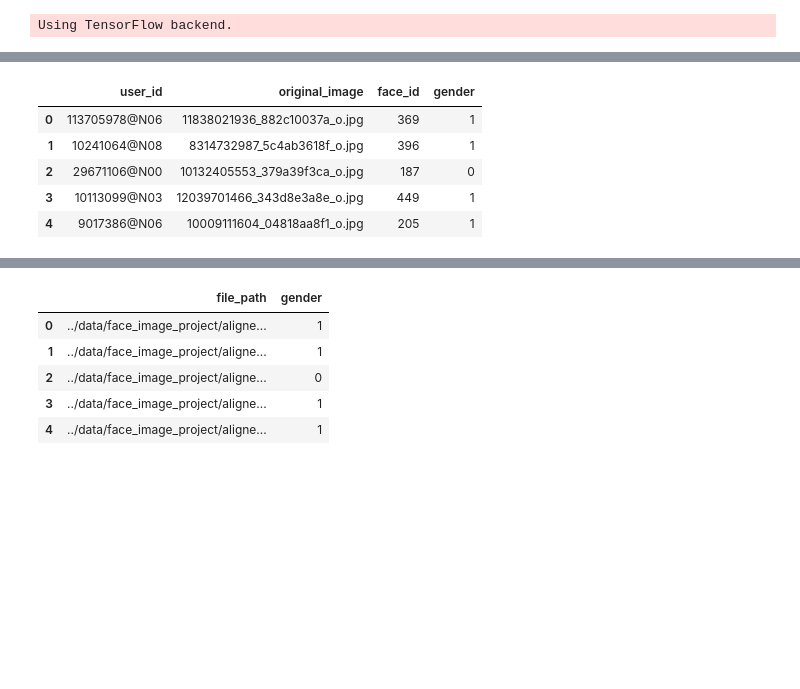
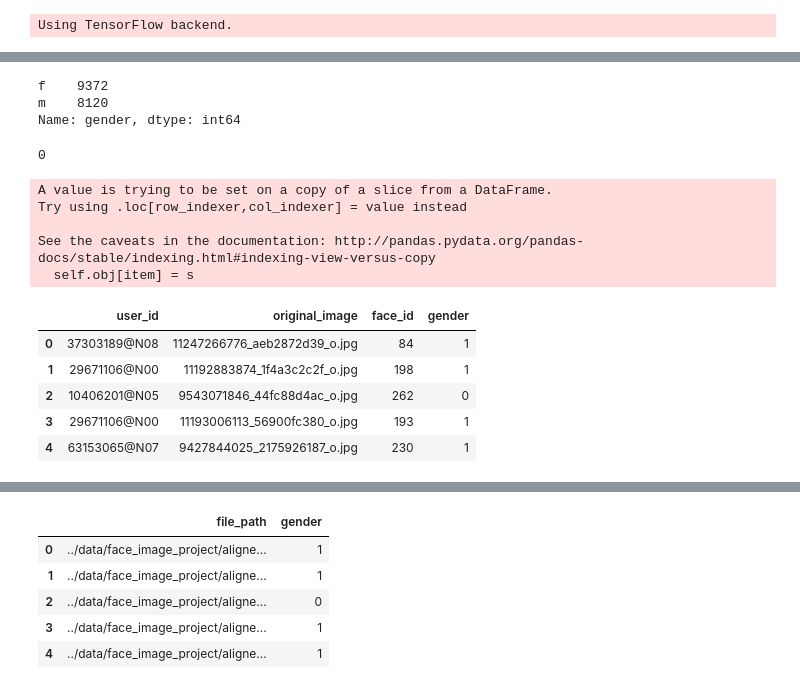
Before and after one commit to davidmrdavid/demographics_net, a Jupyter notebook: src/notebooks/2. Vainilla CNNs.ipynb, the cells around one changed output, grey strips where cells are left out. Saved outputs shown, nothing was run; the diff lists cells and outputs as text; code cells hidden in the pictures; blank space fills up the shorter version.

```diff
--- a/src/notebooks/2. Vainilla CNNs.ipynb
+++ b/src/notebooks/2. Vainilla CNNs.ipynb
@@ -28,0 +58,6 @@ data.head()
+# %%
+# Get the data
+data4 = pd.read_csv(filepath_or_buffer="../data/face_image_project/fold_4_data.txt", sep="\t")
+data4 = data4.sample(frac=1).reset_index(drop=True)
+data4.head()
+data4.shape
@@ -28,0 +66,5 @@ data.head()
+# %%
+data = pd.concat([data,data1,data2,data3,data4], ignore_index=True)
+data.shape
+data.head()
+#data.shape
@@ -39,14 +88,35 @@ data.head()
+# %%
+tem = data[data.gender != "u"]
+tem.gender.value_counts()
+#
+#print data["gender"].value_counts()
+#data.head()
+# %% [output]
+f    9372
+m    8120
+Name: gender, dtype: int64
+# %%
+data = tem
+data = data.dropna()
+data.gender.isnull().sum()
+# %% [output]
+0
 # %%
-data.loc[data.gender != "m", "gender"] = 0
+data.loc[data.gender == "f", "gender"] = 0
 data.loc[data.gender == "m", "gender"] = 1
 data.head()
 # %% [output]
+A value is trying to be set on a copy of a slice from a DataFrame.
+Try using .loc[row_indexer,col_indexer] = value instead
+
+See the caveats in the documentation: http://pandas.pydata.org/pandas-docs/stable/indexing.html#indexing-view-versus-copy
+  self.obj[item] = s
 |  | user_id | original_image | face_id | gender |
-| 0 | 113705978@N06 | 11838021936_882c10037a_o.jpg | 369 | 1 |
-| 1 | 10241064@N08 | 8314732987_5c4ab3618f_o.jpg | 396 | 1 |
-| 2 | 29671106@N00 | 10132405553_379a39f3ca_o.jpg | 187 | 0 |
-| 3 | 10113099@N03 | 12039701466_343d8e3a8e_o.jpg | 449 | 1 |
-| 4 | 9017386@N06 | 10009111604_04818aa8f1_o.jpg | 205 | 1 |
+| 0 | 37303189@N08 | 11247266776_aeb2872d39_o.jpg | 84 | 1 |
+| 1 | 29671106@N00 | 11192883874_1f4a3c2c2f_o.jpg | 198 | 1 |
+| 2 | 10406201@N05 | 9543071846_44fc88d4ac_o.jpg | 262 | 0 |
+| 3 | 29671106@N00 | 11193006113_56900fc380_o.jpg | 193 | 1 |
+| 4 | 63153065@N07 | 9427844025_2175926187_o.jpg | 230 | 1 |
 # %%
 path_template = "../data/face_image_project/aligned/%s/landmark_aligned_face.%d.%s"
 data["file_path"] = data[["user_id","face_id","original_image"]].apply(lambda x:
```
Also changed, not shown: parts of 24 cells of this notebook, 23 other files.
